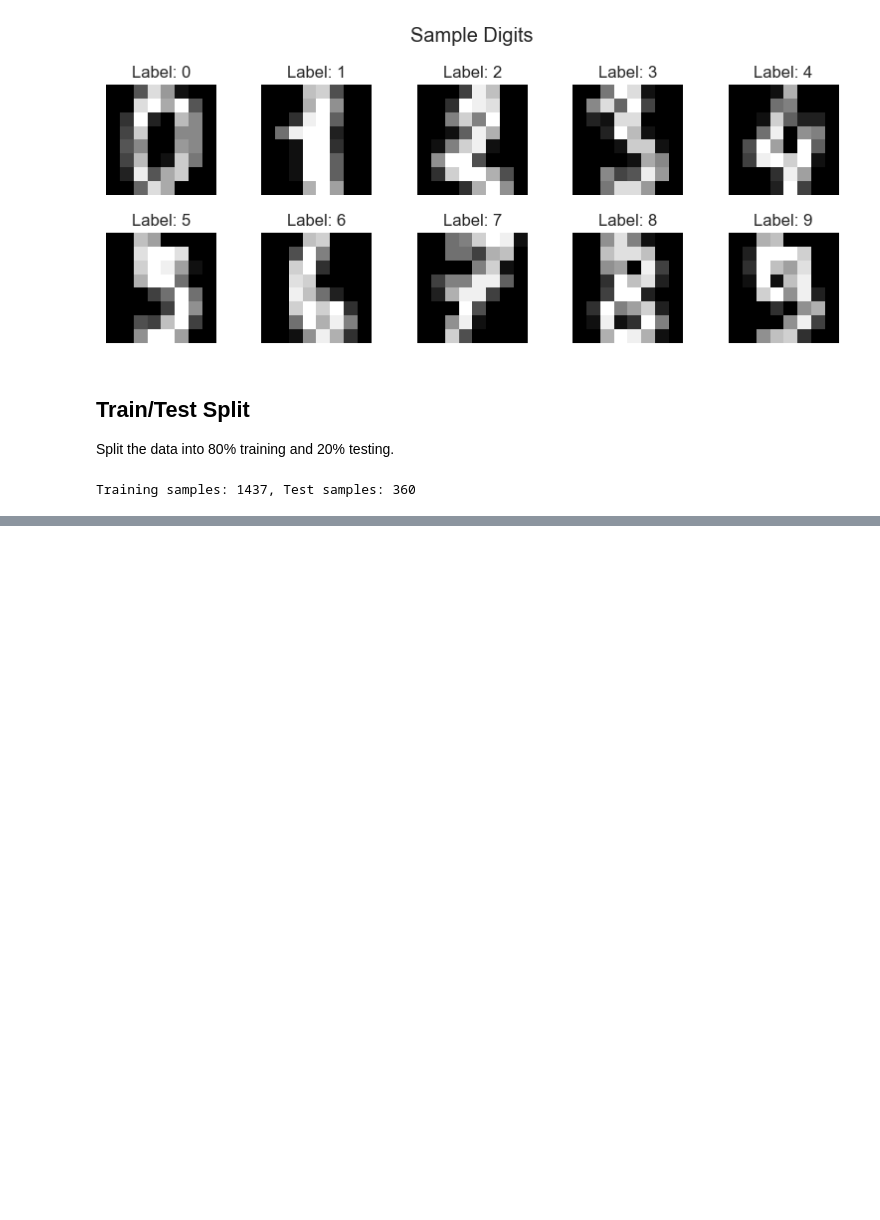
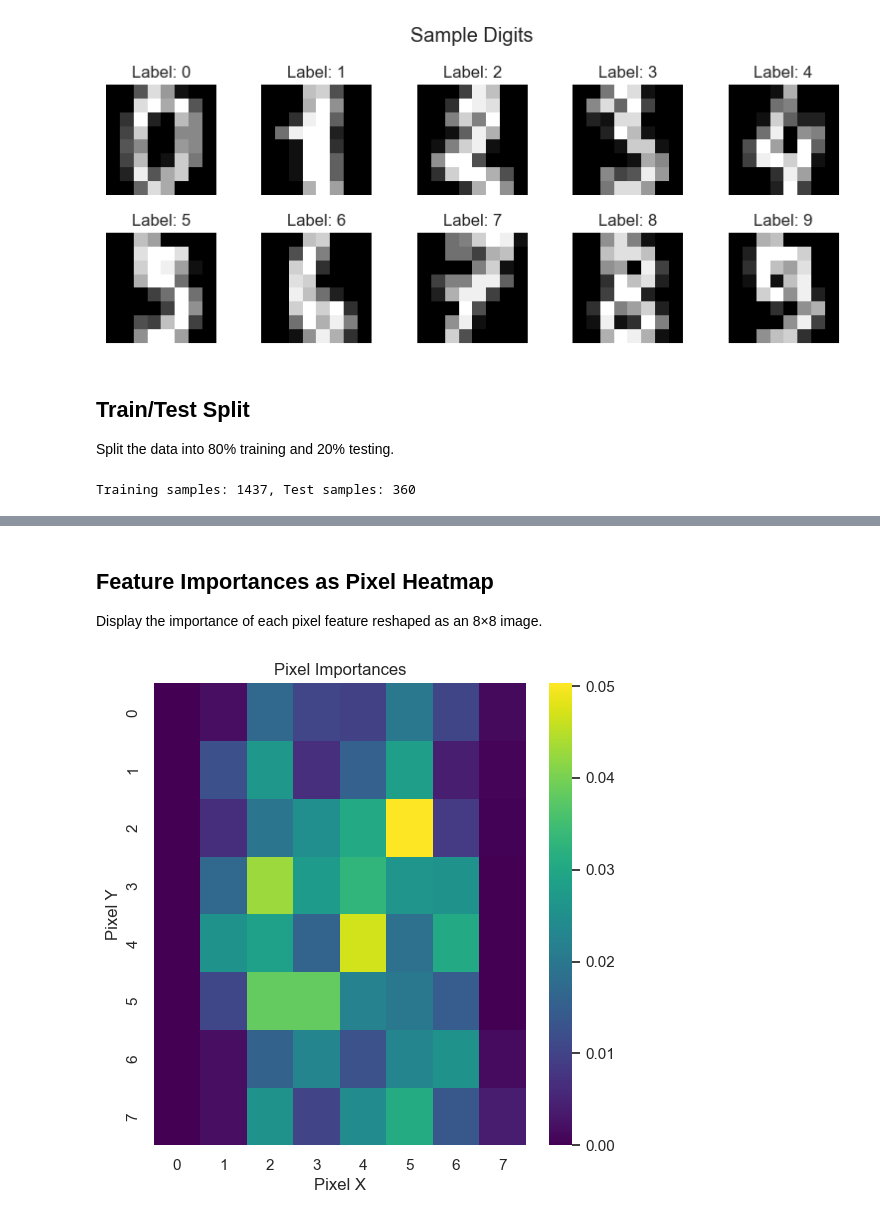
Before and after one commit to t0dd26/CMOR438-Spring-2025, a Jupyter notebook: Supervised ML/Classification/RandomForest.ipynb, the cells around one changed output, grey strips where cells are left out. Drawn from its saved outputs; the diff is of its cells as text; code cells hidden in the pictures; blank space fills up the shorter version.

```diff
--- a/Supervised ML/Classification/RandomForest.ipynb
+++ b/Supervised ML/Classification/RandomForest.ipynb
@@ -54,0 +116,14 @@ Training samples: 1437, Test samples: 360
+# %% [markdown]
+## Feature Importances as Pixel Heatmap
+Display the importance of each pixel feature reshaped as an 8×8 image.
+# %%
+importances = rf.feature_importances_
+imp_image = importances.reshape(8,8)
+plt.figure(figsize=(6,6))
+sns.heatmap(imp_image, cmap='viridis')
+plt.title('Pixel Importances')
+plt.xlabel('Pixel X')
+plt.ylabel('Pixel Y')
+plt.show()
+# %% [output]
+[figure, added]
```
Also changed, not shown: parts of 19 cells of this notebook.
